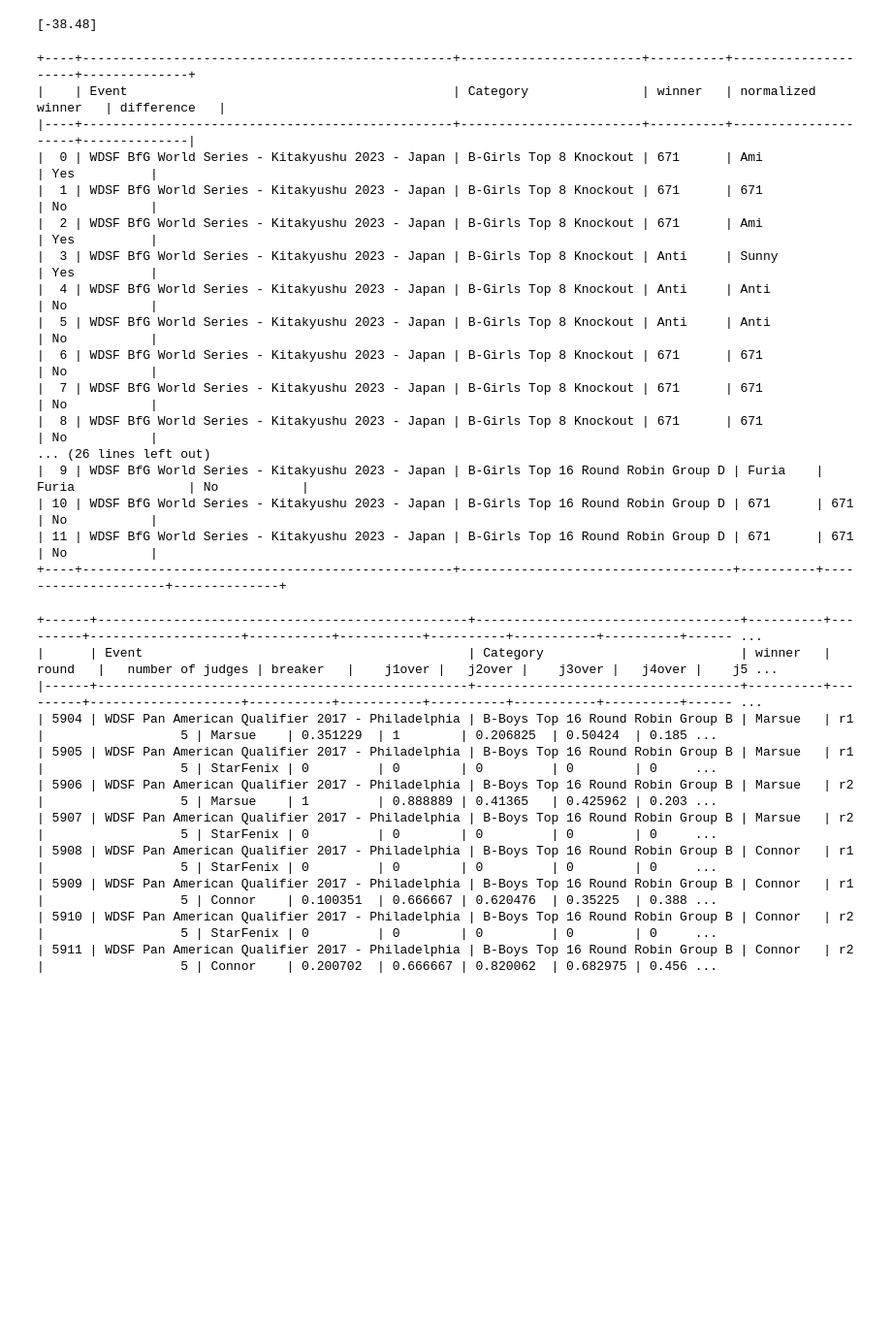
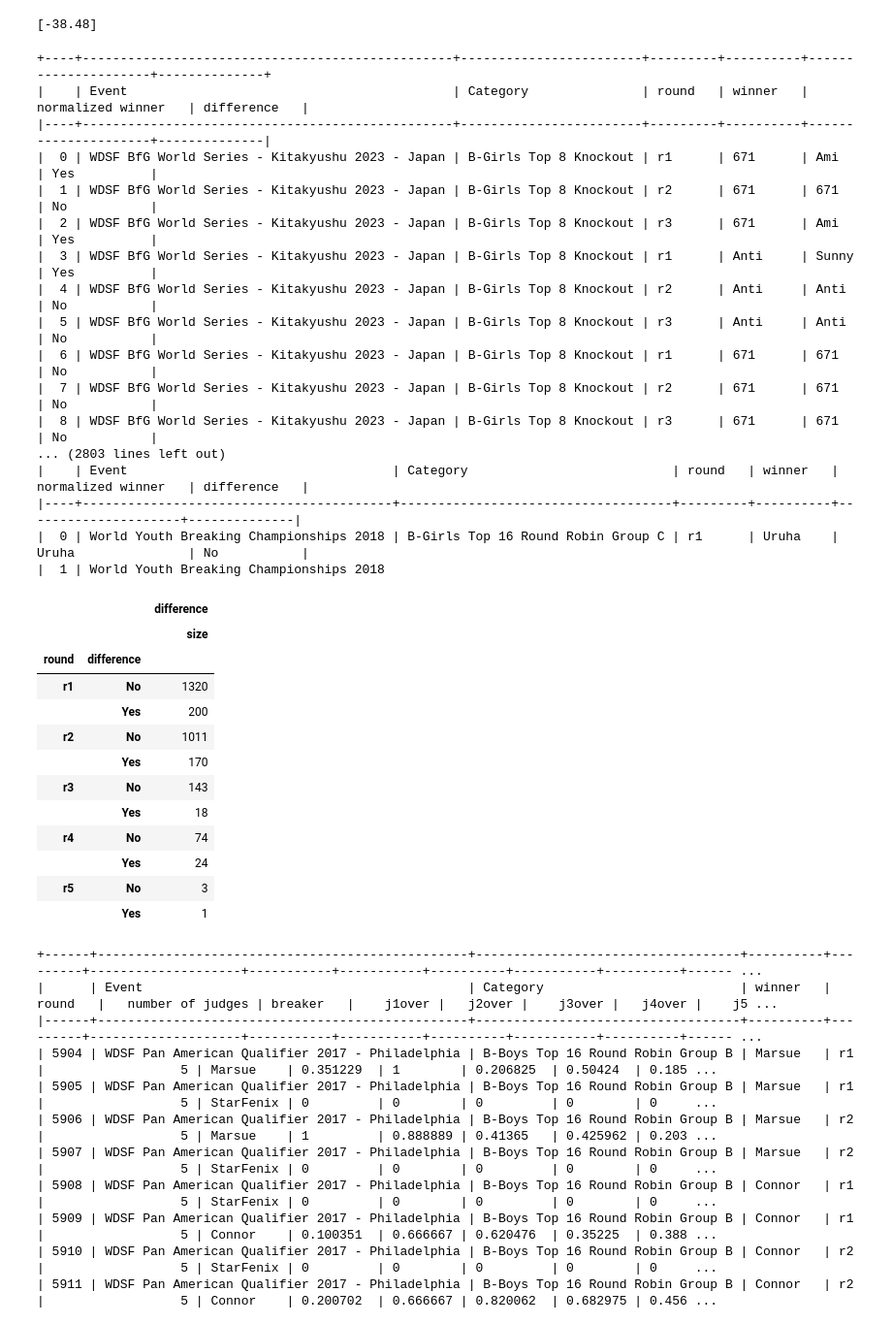
Before and after one commit to sarahaptumich/capstone, a Jupyter notebook: data_exploration_judges3(normalized_winner).ipynb, the cells around one changed output. Shown at 97% size. Saved outputs shown, nothing was run; the diff lists cells and outputs as text; code cells hidden in the pictures; blank space fills up the shorter version.

Commit message:
Normalize overall scores

```diff
--- a/data_exploration_judges3(normalized_winner).ipynb
+++ b/data_exploration_judges3(normalized_winner).ipynb
@@ -297,7 +297,3 @@ Index(['Event', 'Category', 'breaker 1 (red)', 'breaker 2 (blue)', 'winner',
        'r5j8but2', 'r5j9over', 'r5j9tech', 'r5j9vari', 'r5j9perf', 'r5j9musi',
        'r5j9crea', 'r5j9pers', 'r5j9but1', 'r5j9but2'],
       dtype='object', length=425)
-# %%
-for i in range(len(test_trivium.head())):
-  print(type(test_trivium.iloc[i]))
-  print(test_trivium.iloc[i]['Event'])
@@ -378,16 +363,18 @@ columns = ['Event', 'Category', 'winner', 'normalized winner',
            'j4over', 'j5over', 'j6over', 'j7over', 'j8over', 'j9over', 'total']
 new_df = pd.DataFrame(columns=columns)
 
-cols_diff = ['Event', 'Category', 'winner', 'normalized winner',
+cols_diff = ['Event', 'Category', 'round', 'winner', 'normalized winner',
       'difference']
 df3_difference = pd.DataFrame(columns=cols_diff)
+
+summary_df3_difference = pd.DataFrame(columns=cols_diff)
 
 
 index_num = 0 # index number for new_df
 
 min_max_scaler = preprocessing.MinMaxScaler() # to normalize overall scores
 
-for i in range(len(test_trivium.head(14))):
+for i in range(len(test_trivium)):
   # print(type(test_trivium.iloc[i]))
   temp_lst = []
   lst3 = []
@@ -461,6 +448,7 @@ for i in range(len(test_trivium.head(14))):
       temp_lst_diff = []
       temp_lst_diff.append(df2_normalized['Event'].iloc[n])
       temp_lst_diff.append(df2_normalized['Category'].iloc[n])
+      temp_lst_diff.append(df2_normalized['round'].iloc[n])
       winner = df2_normalized['winner'].iloc[n]
       temp_lst_diff.append(winner)
 
@@ -483,6 +471,8 @@ for i in range(len(test_trivium.head(14))):
 
     # print(tabulate(df2_normalized, headers='keys', tablefmt='psql'))
 
+    # concatenating df1 and df2 along rows
+    summary_df3_difference = pd.concat([summary_df3_difference, df3_difference], axis=0)
     print(tabulate(df3_difference, headers='keys', tablefmt='psql'))
 
     # new dataframe for each round
@@ -493,23 +483,39 @@ for i in range(len(test_trivium.head(14))):
   else:
     continue
 # %% [output]
-+----+-------------------------------------------------+------------------------+----------+---------------------+--------------+
-|    | Event                                           | Category               | winner   | normalized winner   | difference   |
-|----+-------------------------------------------------+------------------------+----------+---------------------+--------------|
-|  0 | WDSF BfG World Series - Kitakyushu 2023 - Japan | B-Girls Top 8 Knockout | 671      | Ami                 | Yes          |
-|  1 | WDSF BfG World Series - Kitakyushu 2023 - Japan | B-Girls Top 8 Knockout | 671      | 671                 | No           |
-|  2 | WDSF BfG World Series - Kitakyushu 2023 - Japan | B-Girls Top 8 Knockout | 671      | Ami                 | Yes          |
-|  3 | WDSF BfG World Series - Kitakyushu 2023 - Japan | B-Girls Top 8 Knockout | Anti     | Sunny               | Yes          |
-|  4 | WDSF BfG World Series - Kitakyushu 2023 - Japan | B-Girls Top 8 Knockout | Anti     | Anti                | No           |
-|  5 | WDSF BfG World Series - Kitakyushu 2023 - Japan | B-Girls Top 8 Knockout | Anti     | Anti                | No           |
-|  6 | WDSF BfG World Series - Kitakyushu 2023 - Japan | B-Girls Top 8 Knockout | 671      | 671                 | No           |
-|  7 | WDSF BfG World Series - Kitakyushu 2023 - Japan | B-Girls Top 8 Knockout | 671      | 671                 | No           |
-|  8 | WDSF BfG World Series - Kitakyushu 2023 - Japan | B-Girls Top 8 Knockout | 671      | 671                 | No           |
-... (26 lines left out)
-|  9 | WDSF BfG World Series - Kitakyushu 2023 - Japan | B-Girls Top 16 Round Robin Group D | Furia    | Furia               | No           |
-| 10 | WDSF BfG World Series - Kitakyushu 2023 - Japan | B-Girls Top 16 Round Robin Group D | 671      | 671                 | No           |
-| 11 | WDSF BfG World Series - Kitakyushu 2023 - Japan | B-Girls Top 16 Round Robin Group D | 671      | 671                 | No           |
-+----+-------------------------------------------------+------------------------------------+----------+---------------------+--------------+
++----+-------------------------------------------------+------------------------+---------+----------+---------------------+--------------+
+|    | Event                                           | Category               | round   | winner   | normalized winner   | difference   |
+|----+-------------------------------------------------+------------------------+---------+----------+---------------------+--------------|
+|  0 | WDSF BfG World Series - Kitakyushu 2023 - Japan | B-Girls Top 8 Knockout | r1      | 671      | Ami                 | Yes          |
+|  1 | WDSF BfG World Series - Kitakyushu 2023 - Japan | B-Girls Top 8 Knockout | r2      | 671      | 671                 | No           |
+|  2 | WDSF BfG World Series - Kitakyushu 2023 - Japan | B-Girls Top 8 Knockout | r3      | 671      | Ami                 | Yes          |
+|  3 | WDSF BfG World Series - Kitakyushu 2023 - Japan | B-Girls Top 8 Knockout | r1      | Anti     | Sunny               | Yes          |
+|  4 | WDSF BfG World Series - Kitakyushu 2023 - Japan | B-Girls Top 8 Knockout | r2      | Anti     | Anti                | No           |
+|  5 | WDSF BfG World Series - Kitakyushu 2023 - Japan | B-Girls Top 8 Knockout | r3      | Anti     | Anti                | No           |
+|  6 | WDSF BfG World Series - Kitakyushu 2023 - Japan | B-Girls Top 8 Knockout | r1      | 671      | 671                 | No           |
+|  7 | WDSF BfG World Series - Kitakyushu 2023 - Japan | B-Girls Top 8 Knockout | r2      | 671      | 671                 | No           |
+|  8 | WDSF BfG World Series - Kitakyushu 2023 - Japan | B-Girls Top 8 Knockout | r3      | 671      | 671                 | No           |
+... (2803 lines left out)
+|    | Event                                   | Category                           | round   | winner   | normalized winner   | difference   |
+|----+-----------------------------------------+------------------------------------+---------+----------+---------------------+--------------|
+|  0 | World Youth Breaking Championships 2018 | B-Girls Top 16 Round Robin Group C | r1      | Uruha    | Uruha               | No           |
+|  1 | World Youth Breaking Championships 2018
+# %%
+summary_df3_difference.groupby(['round', 'difference']).agg({'difference':[np.size]})
+# %% [output]
+|  |  | difference |
+|  |  | size |
+| round | difference |  |
+| r1 | No | 1320 |
+|  | Yes | 200 |
+| r2 | No | 1011 |
+|  | Yes | 170 |
+| r3 | No | 143 |
+|  | Yes | 18 |
+| r4 | No | 74 |
+|  | Yes | 24 |
+| r5 | No | 3 |
+|  | Yes | 1 |
 # %%
 
 cols_diff = ['Event', 'Category', 'winner', 'normalized winner',
```
Also changed, not shown: parts of 2 cells of this notebook.
